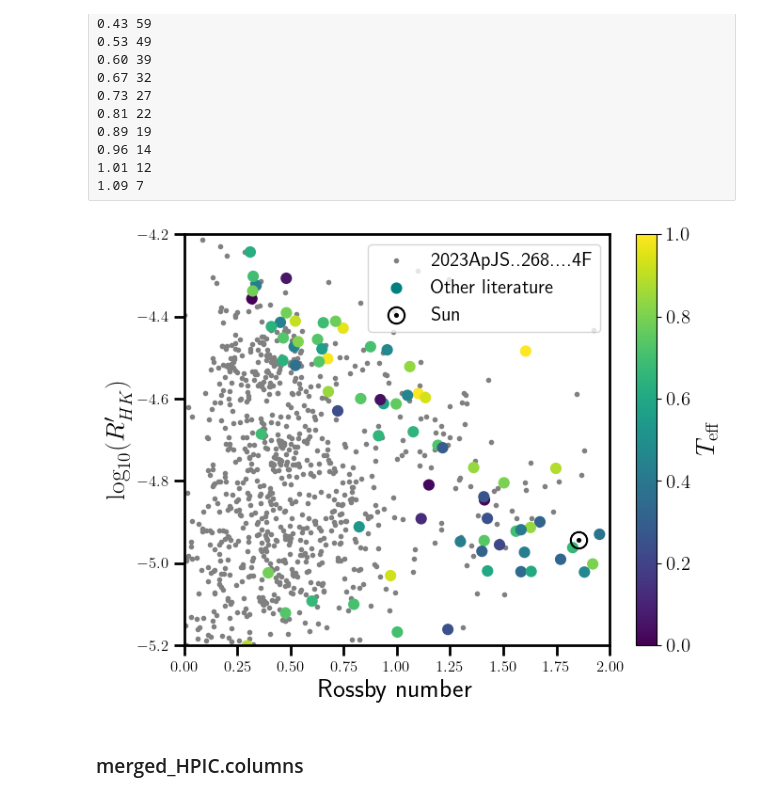
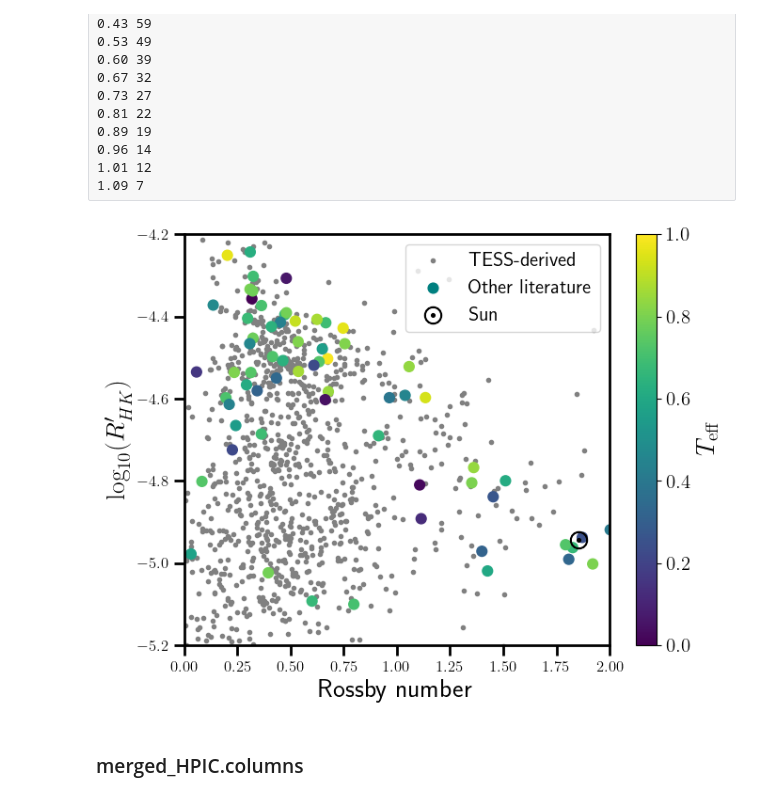
Before and after one commit to ernewton/TSS_ARC, a Jupyter notebook: TSS Activity and Rotation Catalog/Plots.ipynb, the cells around one changed output. Drawn from its saved outputs; the diff is of its cells as text; code cells hidden in the pictures.

```diff
--- a/TSS Activity and Rotation Catalog/Plots.ipynb
+++ b/TSS Activity and Rotation Catalog/Plots.ipynb
@@ -14,7 +14,7 @@ mpl.rcParams['axes.labelsize'] = 20
 
 mpl.rc('text', usetex = True)
 # %%
-merged_HPIC = pd.read_csv('HPIC+TSS3.csv')
+merged_HPIC = pd.read_csv('TSS_ARC.csv')
 print(len(merged_HPIC))
 
 
@@ -75,7 +75,7 @@ tau = 314.24 * np.exp(-(merged_HPIC['Teff']/1952.5) - (merged_HPIC['Teff']/6250.
 
 #tau = 10**(0.64+0.25*(merged_HPIC['Vmag']-merged_HPIC['Ksmag']))
 
-TESS = merged_HPIC['r_prot_adopt'] == '2023ApJS..268....4F'
+TESS = (merged_HPIC['r_prot_adopt'] == '2023ApJS..268....4F') | (merged_HPIC['r_prot_adopt'] == '2026arXiv260305586B')
 subset = ~TESS
 
 
@@ -83,35 +83,35 @@ fig, ax = plt.subplots(figsize=(7,5.5))
 ax.tick_params(length=8, width=2, labelsize=12, direction='out')
 for xx in ['top','bottom','left','right']:
     ax.spines[xx].set_linewidth(2)
 
 plt.scatter(
     merged_HPIC['prot_adopt'][TESS ]/tau[TESS],
     merged_HPIC['RHK_calculated_pyastro'][TESS],
-            c='gray', marker='.', label='2023ApJS..268....4F')
+            c='gray', marker='.', label='TESS-derived')
 plt.scatter(
     merged_HPIC['prot_adopt'][subset]/tau[subset],
     merged_HPIC['RHK_calculated_pyastro'][subset],
     c=merged_HPIC['Teff'][subset], s=60,
     vmin=4400, vmax=6300)
 plt.scatter(
     0, 0, c='teal', s=60, label='Other literature')
 
 plt.colorbar(label=r'$T_\mathrm{eff}$')
 
 
 tausun = 314.24 * np.exp(-(5700/1952.5) - (5700/6250.)**18 ) + 0.002
 plt.scatter(26/tausun, -4.9427,  marker=r'$\odot$', c='k', s=170, label='Sun')
 
 
 plt.legend()
 plt.xlabel('Rossby number')
 plt.ylabel(r'$\log_{10}(R^\prime_{HK})$')
 plt.xlim(0,2)
 plt.ylim(-5.2,-4.2)
 plt.tight_layout()
 plt.savefig('plots/rotation-activity.png')
 # %% [output]
-[figure, old version]
+[figure, new version]
 # %% [markdown]
 ### merged_HPIC.columns
 # %%
```
Also changed, not shown: parts of 1 cell of this notebook, 30 other files.
